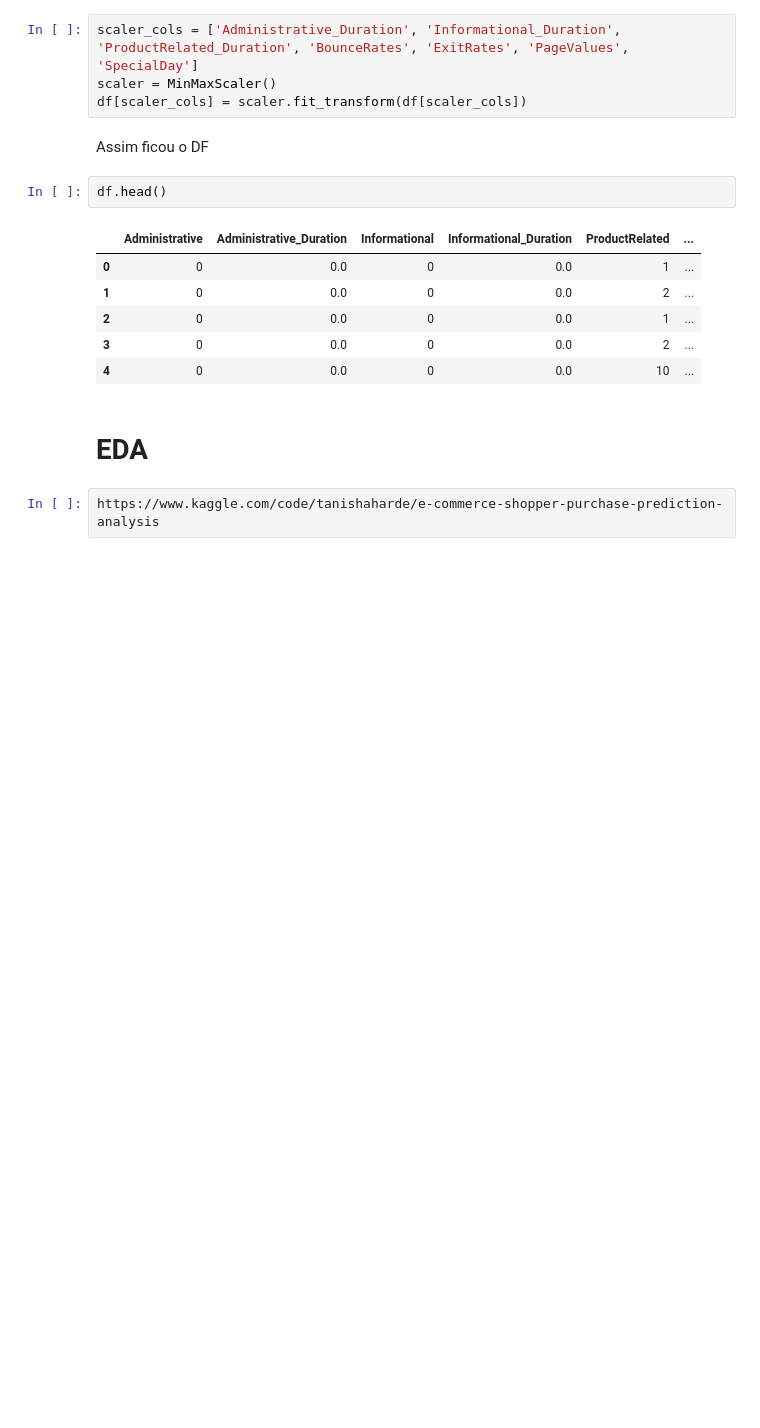
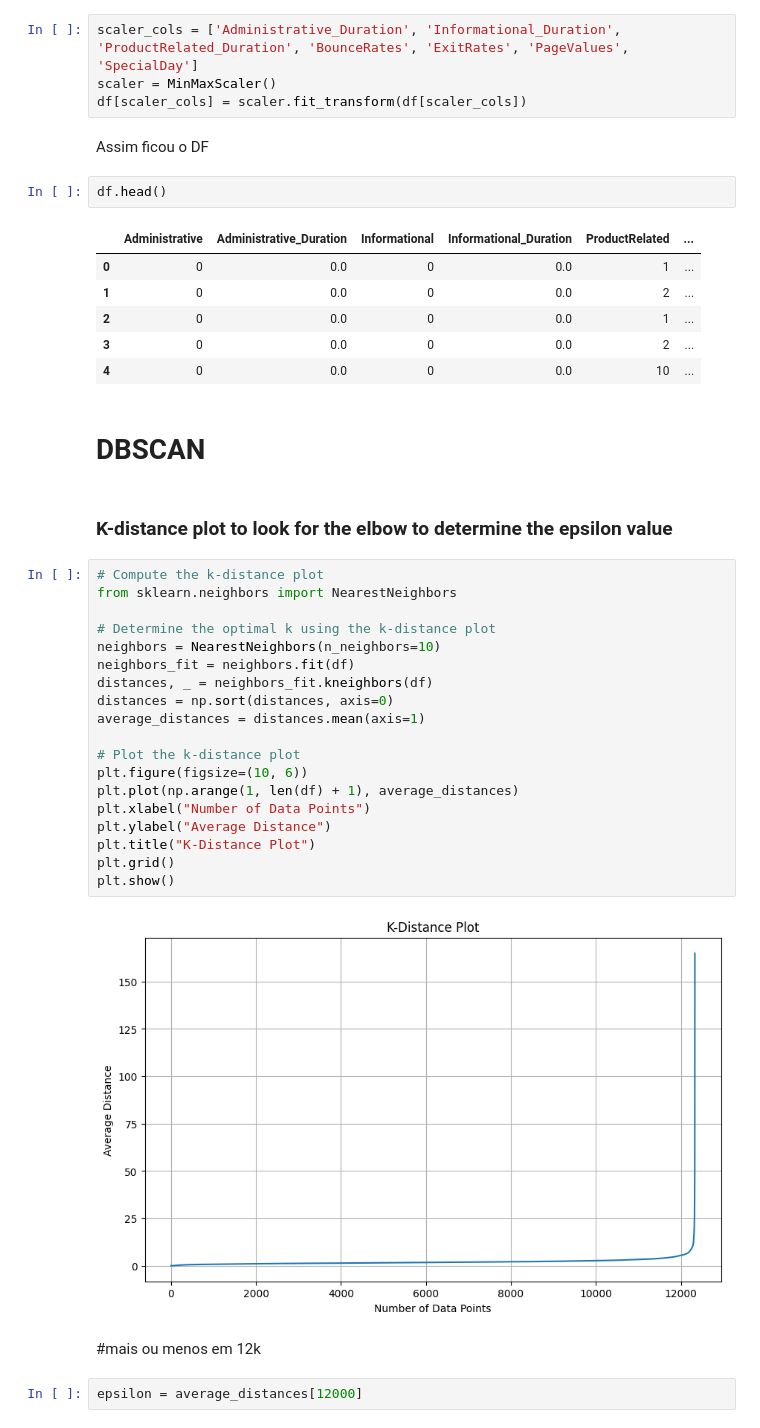
Before and after one commit to vaaaltin/MLProd, a Jupyter notebook: 2o Semestre/IML2/Atividade 2/at_2.ipynb, the cells around one changed output. Drawn from its saved outputs; the diff is of its cells as text; blank space fills up the shorter version.

```diff
--- a/2o Semestre/IML2/Atividade 2/at_2.ipynb
+++ b/2o Semestre/IML2/Atividade 2/at_2.ipynb
@@ -161,6 +160,31 @@ df.head()
 | 3 | 0 | 0.0 | 0 | 0.0 | 2 | ... |
 | 4 | 0 | 0.0 | 0 | 0.0 | 10 | ... |
 # %% [markdown]
-# EDA
+# DBSCAN
-# %%
-https://www.kaggle.com/code/tanishaharde/e-commerce-shopper-purchase-prediction-analysis
+# %% [markdown]
+### K-distance plot to look for the elbow to determine the epsilon value
+# %%
+# Compute the k-distance plot
+from sklearn.neighbors import NearestNeighbors
+
+# Determine the optimal k using the k-distance plot
+neighbors = NearestNeighbors(n_neighbors=10)
+neighbors_fit = neighbors.fit(df)
+distances, _ = neighbors_fit.kneighbors(df)
+distances = np.sort(distances, axis=0)
+average_distances = distances.mean(axis=1)
+
+# Plot the k-distance plot
+plt.figure(figsize=(10, 6))
+plt.plot(np.arange(1, len(df) + 1), average_distances)
+plt.xlabel("Number of Data Points")
+plt.ylabel("Average Distance")
+plt.title("K-Distance Plot")
+plt.grid()
+plt.show()
+# %% [output]
+[figure, added]
+# %% [markdown]
+#mais ou menos em 12k
+# %%
+epsilon = average_distances[12000]
```
Also changed, not shown: parts of 5 cells of this notebook.
